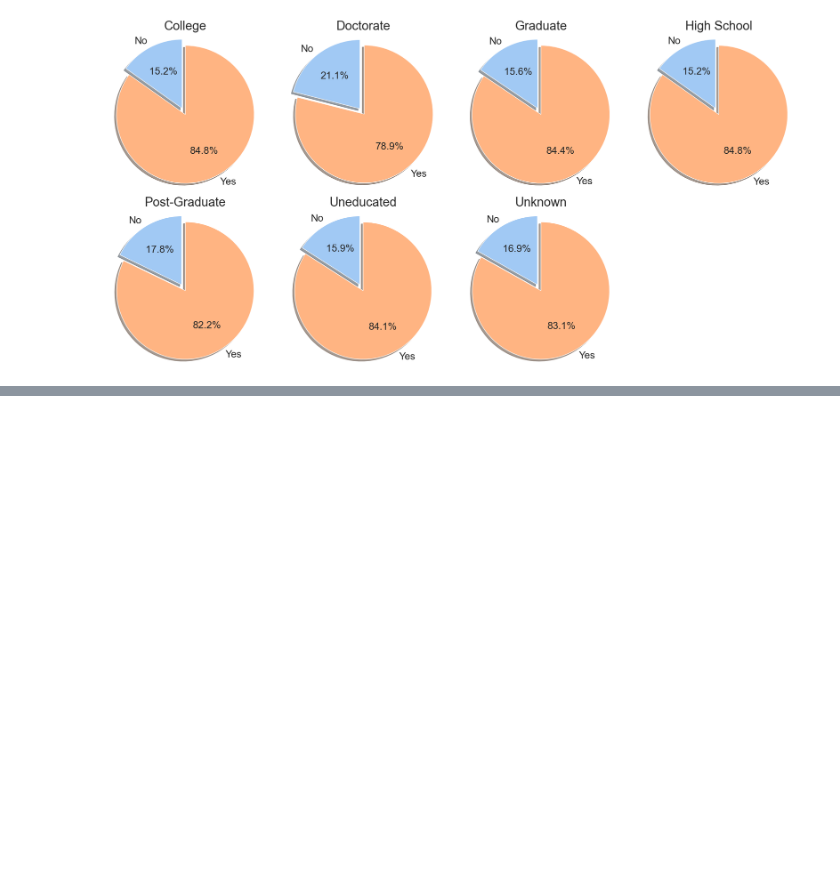
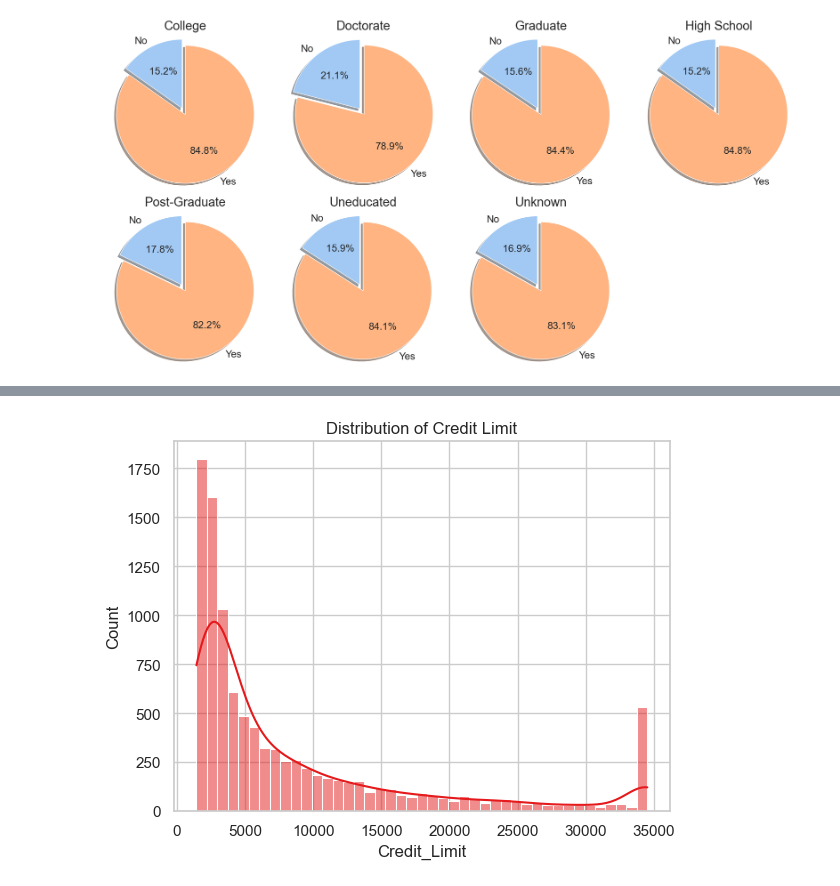
Before and after one commit to muntadherabdulhusein/DA_projects-credit-card-churn, a Jupyter notebook: Yusra/CC(dataanalysis).ipynb, the cells around one changed output, grey strips where cells are left out. Saved outputs shown, nothing was run; the diff lists cells and outputs as text; code cells hidden in the pictures; blank space fills up the shorter version.

```diff
--- a/Yusra/CC(dataanalysis).ipynb
+++ b/Yusra/CC(dataanalysis).ipynb
@@ -345,0 +354,7 @@ df1.head()
+# %%
+# Distribution of Credit Limit
+sns.histplot(data['Credit_Limit'], kde=True)
+plt.title('Distribution of Credit Limit')
+plt.show()
+# %% [output]
+[figure, added]
```
Also changed, not shown: parts of 8 cells of this notebook, 1 other file.
